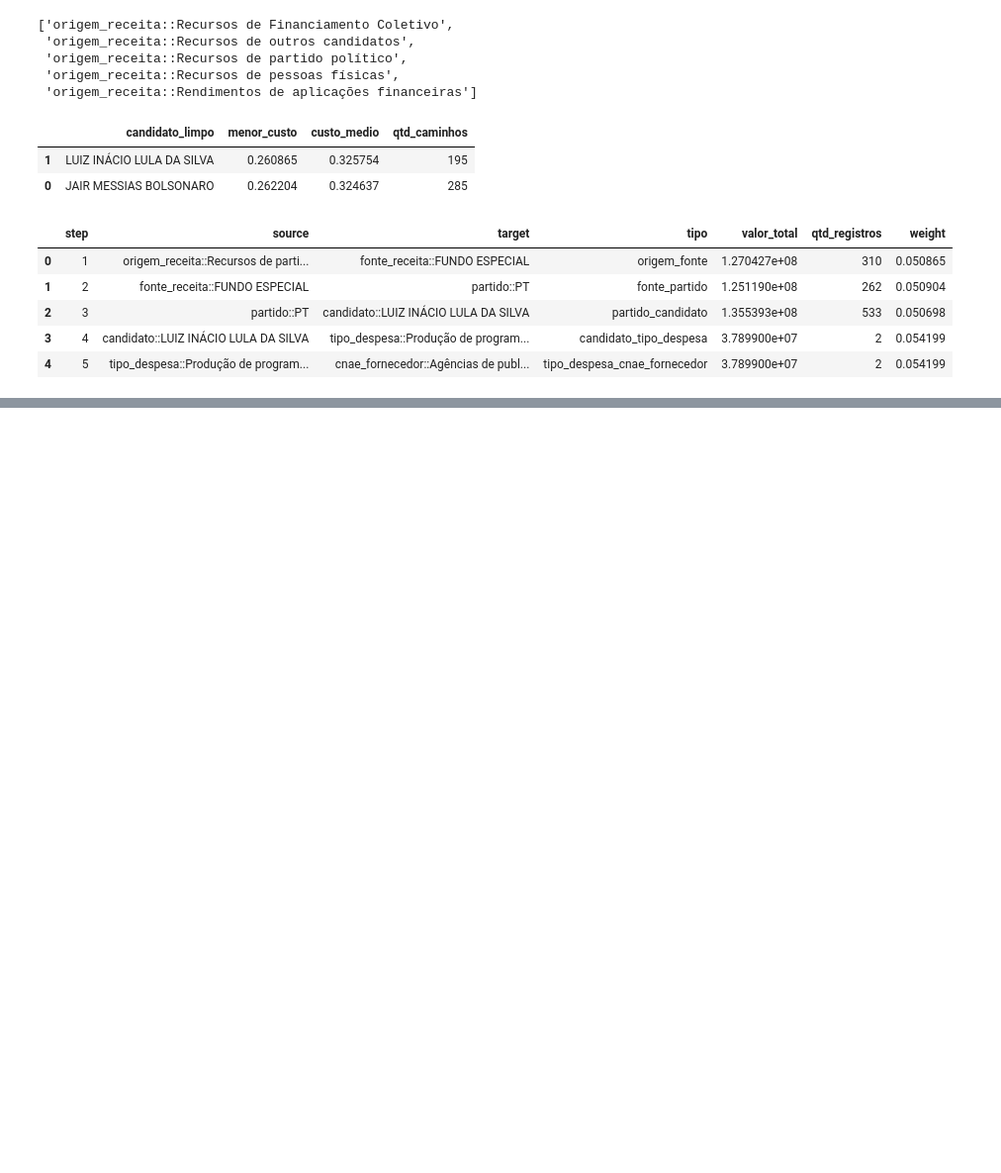
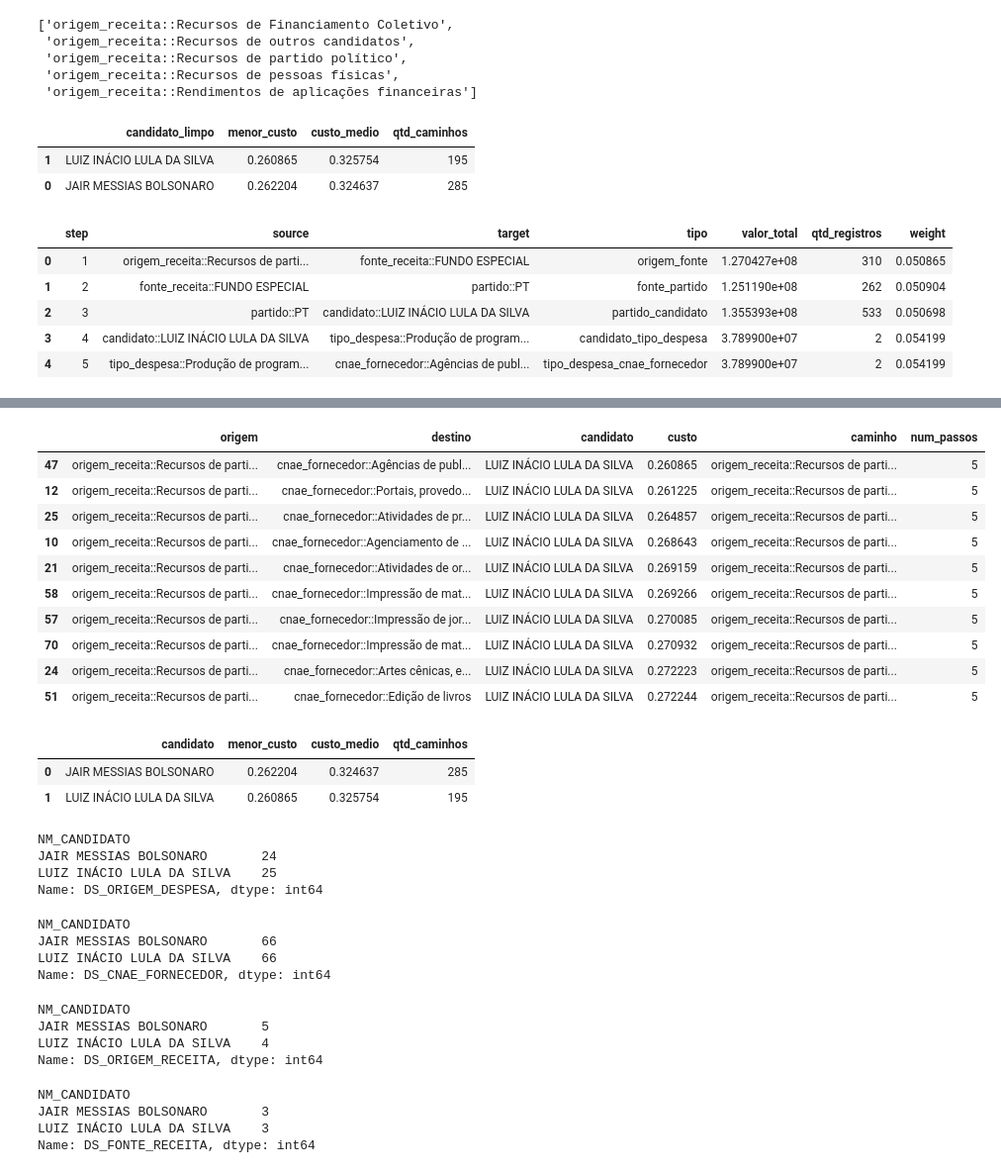
Before and after one commit to RNakamura90/trabalho_conclusao_t1_ifgo, a Jupyter notebook: notebooks/01_exploracao_tse.ipynb, the cells around one changed output, grey strips where cells are left out. Shown at 99% size. Drawn from its saved outputs; the diff is of its cells as text; code cells hidden in the pictures; blank space fills up the shorter version.

```diff
--- a/notebooks/01_exploracao_tse.ipynb
+++ b/notebooks/01_exploracao_tse.ipynb
@@ -684,0 +760,21 @@ fig_bolsonaro.show()
+# %%
+paths_lula = candidate_paths(
+    G_cat,
+    "LUIZ INÁCIO LULA DA SILVA"
+)
+
+paths_lula.sort_values(
+    "custo"
+).head(10)
+# %% [output]
+|  | origem | destino | candidato | custo | caminho | num_passos |
+| 47 | origem_receita::Recursos de parti... | cnae_fornecedor::Agências de publ... | LUIZ INÁCIO LULA DA SILVA | 0.260865 | origem_receita::Recursos de parti... | 5 |
+| 12 | origem_receita::Recursos de parti... | cnae_fornecedor::Portais, provedo... | LUIZ INÁCIO LULA DA SILVA | 0.261225 | origem_receita::Recursos de parti... | 5 |
+| 25 | origem_receita::Recursos de parti... | cnae_fornecedor::Atividades de pr... | LUIZ INÁCIO LULA DA SILVA | 0.264857 | origem_receita::Recursos de parti... | 5 |
+| 10 | origem_receita::Recursos de parti... | cnae_fornecedor::Agenciamento de ... | LUIZ INÁCIO LULA DA SILVA | 0.268643 | origem_receita::Recursos de parti... | 5 |
+| 21 | origem_receita::Recursos de parti... | cnae_fornecedor::Atividades de or... | LUIZ INÁCIO LULA DA SILVA | 0.269159 | origem_receita::Recursos de parti... | 5 |
+| 58 | origem_receita::Recursos de parti... | cnae_fornecedor::Impressão de mat... | LUIZ INÁCIO LULA DA SILVA | 0.269266 | origem_receita::Recursos de parti... | 5 |
+| 57 | origem_receita::Recursos de parti... | cnae_fornecedor::Impressão de jor... | LUIZ INÁCIO LULA DA SILVA | 0.270085 | origem_receita::Recursos de parti... | 5 |
+| 70 | origem_receita::Recursos de parti... | cnae_fornecedor::Impressão de mat... | LUIZ INÁCIO LULA DA SILVA | 0.270932 | origem_receita::Recursos de parti... | 5 |
+| 24 | origem_receita::Recursos de parti... | cnae_fornecedor::Artes cênicas, e... | LUIZ INÁCIO LULA DA SILVA | 0.272223 | origem_receita::Recursos de parti... | 5 |
+| 51 | origem_receita::Recursos de parti... | cnae_fornecedor::Edição de livros | LUIZ INÁCIO LULA DA SILVA | 0.272244 | origem_receita::Recursos de parti... | 5 |
@@ -684,0 +789,41 @@ fig_bolsonaro.show()
+# %%
+comparacao.groupby(
+    "candidato",
+    as_index=False
+).agg(
+    menor_custo=("custo", "min"),
+    custo_medio=("custo", "mean"),
+    qtd_caminhos=("custo", "count"),
+)
+# %% [output]
+|  | candidato | menor_custo | custo_medio | qtd_caminhos |
+| 0 | JAIR MESSIAS BOLSONARO | 0.262204 | 0.324637 | 285 |
+| 1 | LUIZ INÁCIO LULA DA SILVA | 0.260865 | 0.325754 | 195 |
+# %%
+despesas_pres.groupby("NM_CANDIDATO")["DS_ORIGEM_DESPESA"].nunique()
+# %% [output]
+NM_CANDIDATO
+JAIR MESSIAS BOLSONARO       24
+LUIZ INÁCIO LULA DA SILVA    25
+Name: DS_ORIGEM_DESPESA, dtype: int64
+# %%
+despesas_pres.groupby("NM_CANDIDATO")["DS_CNAE_FORNECEDOR"].nunique()
+# %% [output]
+NM_CANDIDATO
+JAIR MESSIAS BOLSONARO       66
+LUIZ INÁCIO LULA DA SILVA    66
+Name: DS_CNAE_FORNECEDOR, dtype: int64
+# %%
+receitas_pres.groupby("NM_CANDIDATO")["DS_ORIGEM_RECEITA"].nunique()
+# %% [output]
+NM_CANDIDATO
+JAIR MESSIAS BOLSONARO       5
+LUIZ INÁCIO LULA DA SILVA    4
+Name: DS_ORIGEM_RECEITA, dtype: int64
+# %%
+receitas_pres.groupby("NM_CANDIDATO")["DS_FONTE_RECEITA"].nunique()
+# %% [output]
+NM_CANDIDATO
+JAIR MESSIAS BOLSONARO       3
+LUIZ INÁCIO LULA DA SILVA    3
+Name: DS_FONTE_RECEITA, dtype: int64
```
Also changed, not shown: parts of 7 cells of this notebook, 2 other files.
